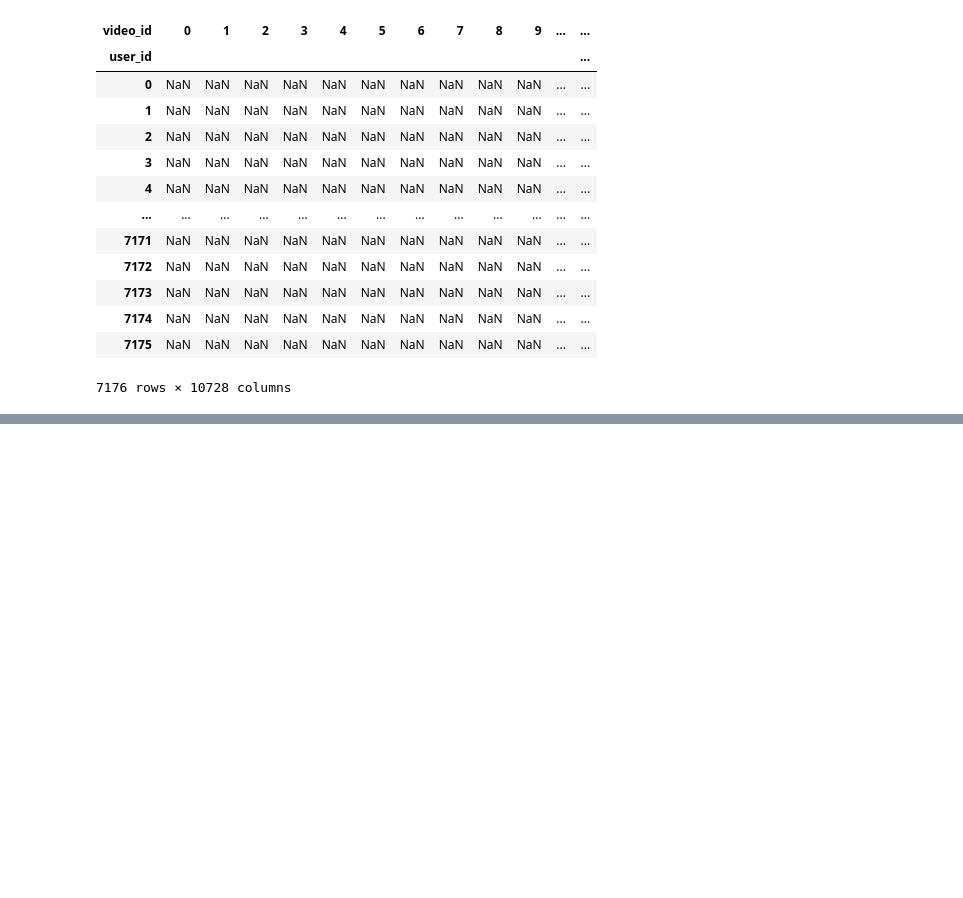
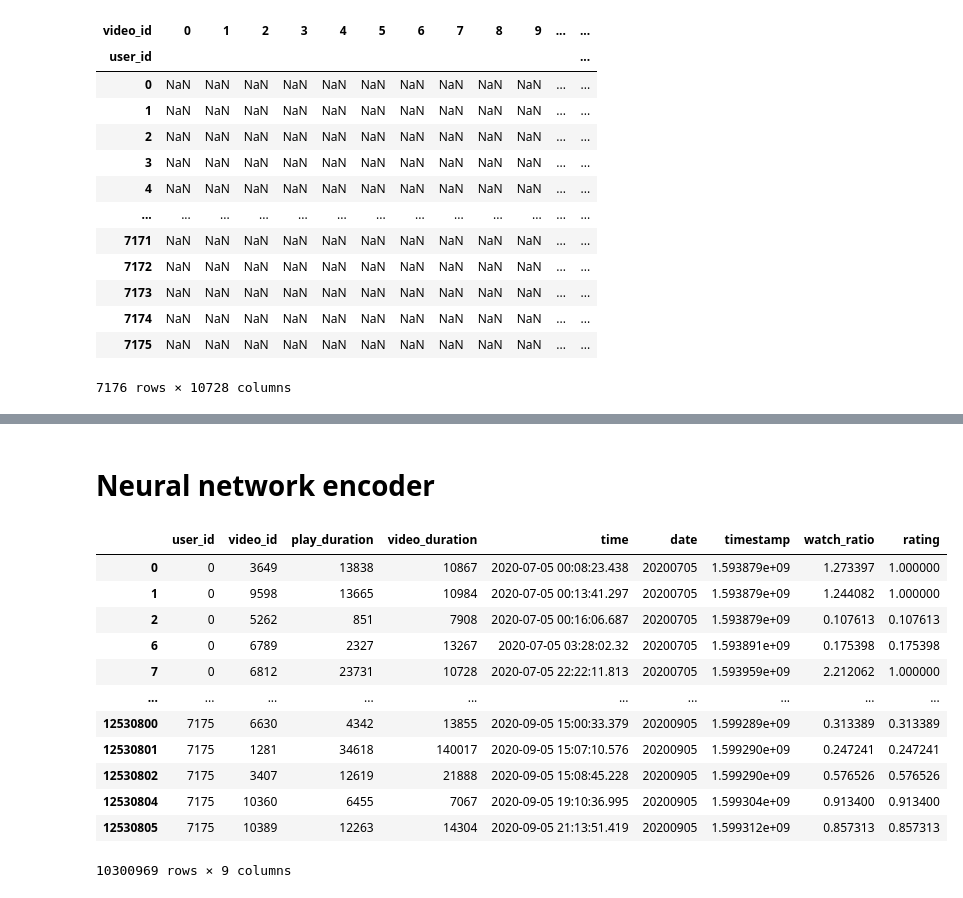
Before and after one commit to alexis-le-trung/FinalProject_2025_Alexis.LE-TRUNG, a Jupyter notebook: proposed_solution/solution.ipynb, the cells around one changed output, grey strips where cells are left out. Cells and saved outputs as stored; diff of their text form; code cells hidden in the pictures; blank space fills up the shorter version.

```diff
--- a/proposed_solution/solution.ipynb
+++ b/proposed_solution/solution.ipynb
@@ -206,0 +519,2 @@ rating_matrix
+# %% [markdown]
+# Neural network encoder
@@ -206,0 +523,17 @@ rating_matrix
+# %%
+interactions['rating'] = interactions['watch_ratio'].clip(upper=1.0)
+interactions
+# %% [output]
+|  | user_id | video_id | play_duration | video_duration | time | date | timestamp | watch_ratio | rating |
+| 0 | 0 | 3649 | 13838 | 10867 | 2020-07-05 00:08:23.438 | 20200705 | 1.593879e+09 | 1.273397 | 1.000000 |
+| 1 | 0 | 9598 | 13665 | 10984 | 2020-07-05 00:13:41.297 | 20200705 | 1.593879e+09 | 1.244082 | 1.000000 |
+| 2 | 0 | 5262 | 851 | 7908 | 2020-07-05 00:16:06.687 | 20200705 | 1.593879e+09 | 0.107613 | 0.107613 |
+| 6 | 0 | 6789 | 2327 | 13267 | 2020-07-05 03:28:02.32 | 20200705 | 1.593891e+09 | 0.175398 | 0.175398 |
+| 7 | 0 | 6812 | 23731 | 10728 | 2020-07-05 22:22:11.813 | 20200705 | 1.593959e+09 | 2.212062 | 1.000000 |
+| ... | ... | ... | ... | ... | ... | ... | ... | ... | ... |
+| 12530800 | 7175 | 6630 | 4342 | 13855 | 2020-09-05 15:00:33.379 | 20200905 | 1.599289e+09 | 0.313389 | 0.313389 |
+| 12530801 | 7175 | 1281 | 34618 | 140017 | 2020-09-05 15:07:10.576 | 20200905 | 1.599290e+09 | 0.247241 | 0.247241 |
+| 12530802 | 7175 | 3407 | 12619 | 21888 | 2020-09-05 15:08:45.228 | 20200905 | 1.599290e+09 | 0.576526 | 0.576526 |
+| 12530804 | 7175 | 10360 | 6455 | 7067 | 2020-09-05 19:10:36.995 | 20200905 | 1.599304e+09 | 0.913400 | 0.913400 |
+| 12530805 | 7175 | 10389 | 12263 | 14304 | 2020-09-05 21:13:51.419 | 20200905 | 1.599312e+09 | 0.857313 | 0.857313 |
+10300969 rows × 9 columns
```
Also changed, not shown: parts of 55 cells of this notebook, 1 other file.
